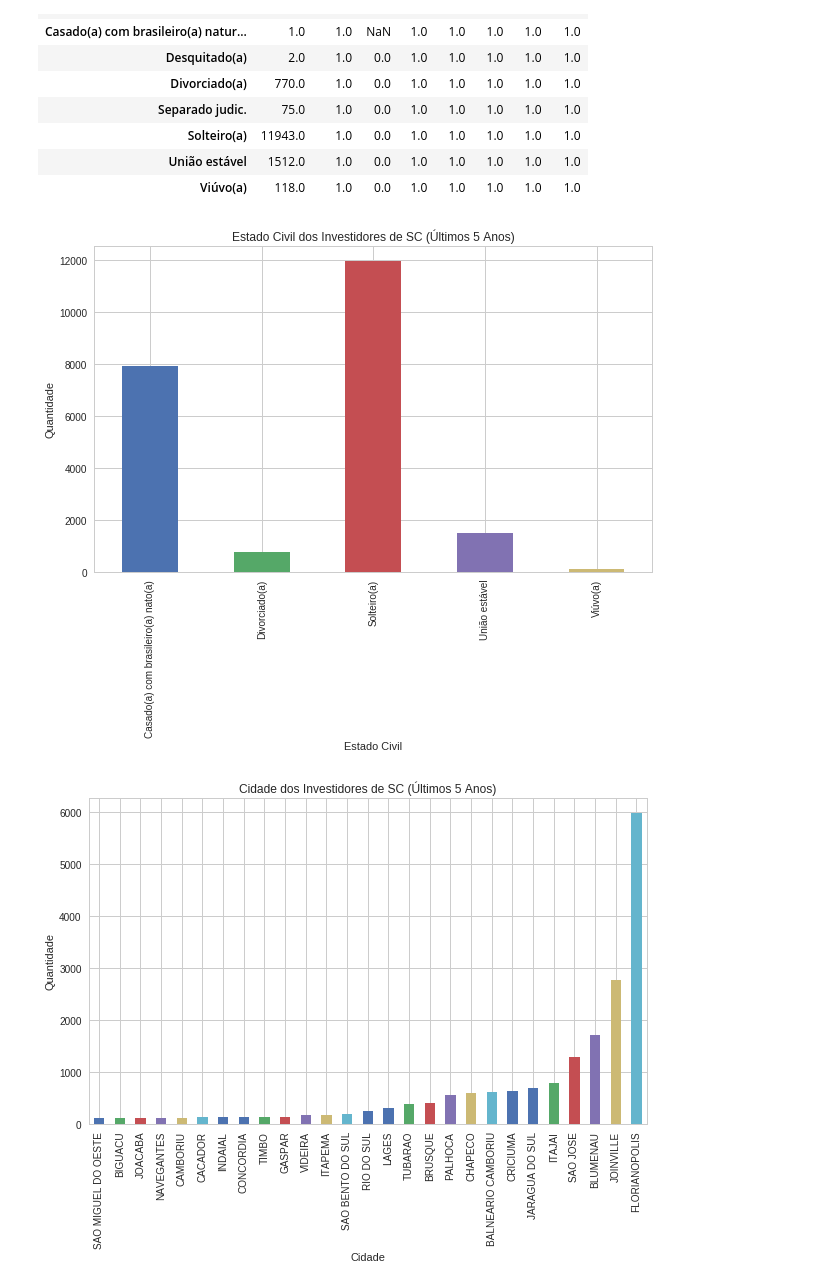
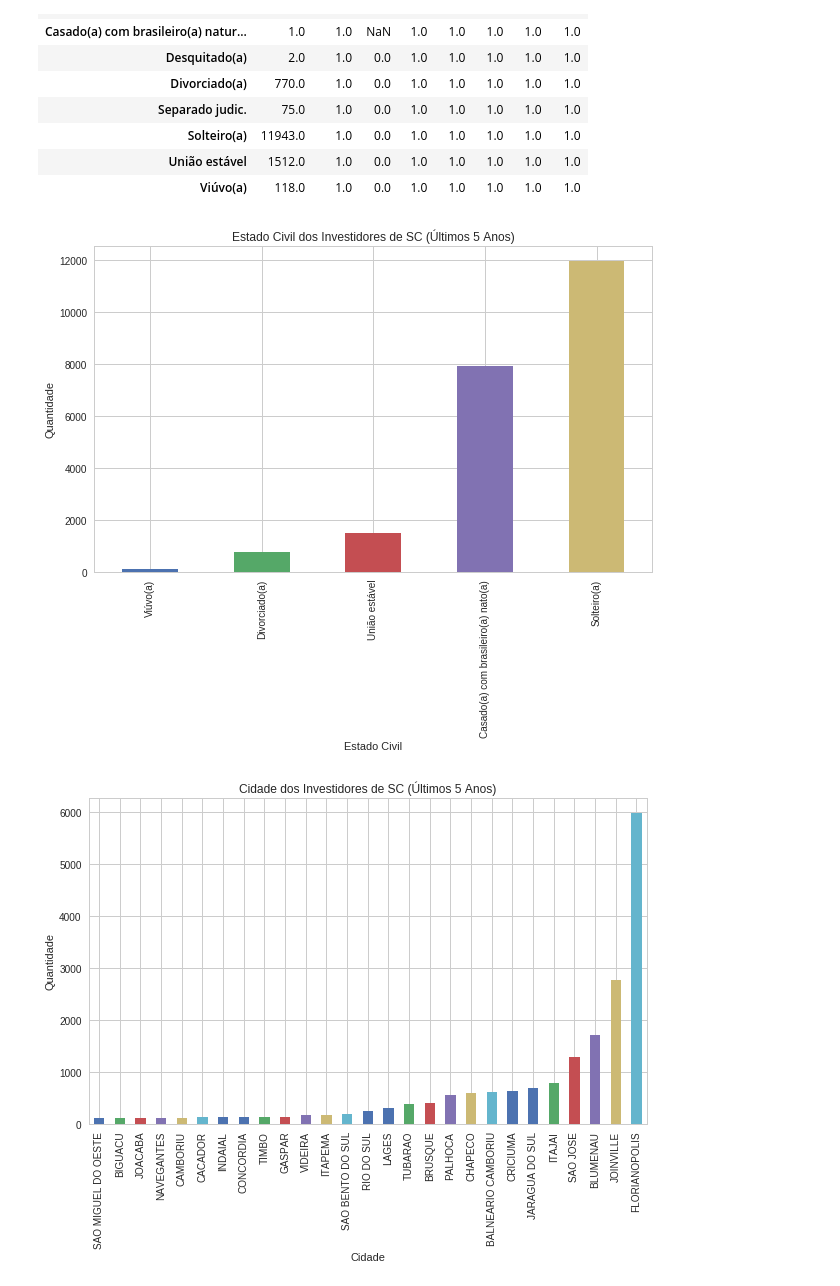
Before and after one commit to danielpiccoli1/notebooks-danielp, a Jupyter notebook: Trabalho_Final_Data_Science.ipynb, the cells around one changed output. Cells and saved outputs as stored; diff of their text form; code cells hidden in the pictures.

```diff
--- a/Trabalho_Final_Data_Science.ipynb
+++ b/Trabalho_Final_Data_Science.ipynb
@@ -235,13 +235,14 @@ df.groupby('Estado Civil').describe()[['Count']]
 | Viúvo(a) | 118.0 | 1.0 | 0.0 | 1.0 | 1.0 | 1.0 | 1.0 | 1.0 |
 # %%
 df_ec = df.groupby('Estado Civil')['Idade'].count()
+df_ec = df_ec.sort_values(ascending=True)
 df_ec[df_ec > 100].plot(kind='bar',figsize=(10, 6))
 plt.xlabel('Estado Civil')
 plt.ylabel('Quantidade')
 plt.title('Estado Civil dos Investidores de SC (Últimos 5 Anos)')
 plt.show()
 # %% [output]
-[figure, old version]
+[figure, new version]
 # %%
 df_ci = df.groupby('Cidade do Investidor')['Idade'].count()
 df_ci = df_ci.sort_values()
```
